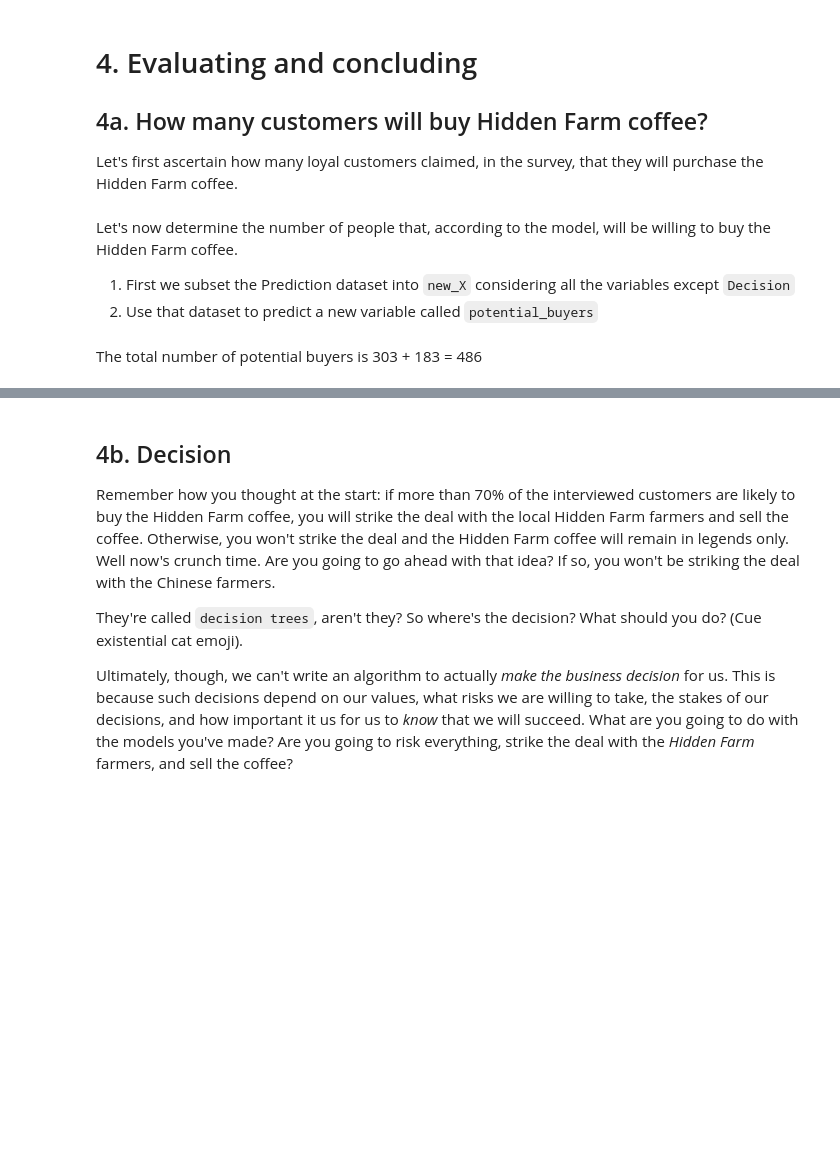
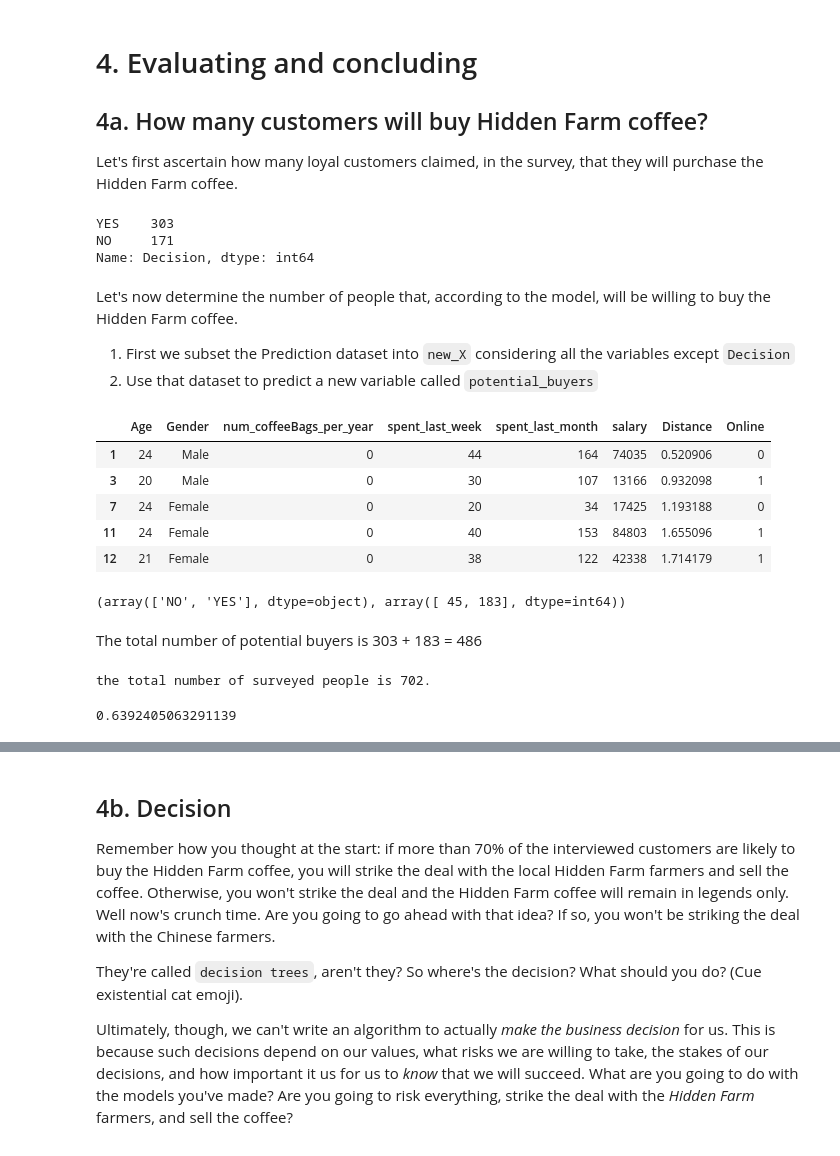
Before and after one commit to DelinM/DataScience_DecisionTree, a Jupyter notebook: Springboard Decision Tree Specialty Coffee Case Study - Tier 3.ipynb, the cells around one changed output, grey strips where cells are left out. Saved outputs shown, nothing was run; the diff lists cells and outputs as text; code cells hidden in the pictures; blank space fills up the shorter version.

```diff
--- a/Springboard Decision Tree Specialty Coffee Case Study - Tier 3.ipynb
+++ b/Springboard Decision Tree Specialty Coffee Case Study - Tier 3.ipynb
@@ -592,7 +690,11 @@ Now this is an elegant tree. Its accuracy might not be the highest, but it's sti
 Let's first ascertain how many loyal customers claimed, in the survey, that they will purchase the Hidden Farm coffee.
 # %%
 # Call value_counts() on the 'Decision' column of the original coffeeData
-_ _ _
+coffeeData.Decision.value_counts()
+# %% [output]
+YES    303
+NO     171
+Name: Decision, dtype: int64
 # %% [markdown]
 Let's now determine the number of people that, according to the model, will be willing to buy the Hidden Farm coffee.
 1. First we subset the Prediction dataset into `new_X` considering all the variables except `Decision`
@@ -600,9 +702,18 @@ Let's now determine the number of people that, according to the model, will be w
 # %%
 # Feature selection
 # Make a variable called feature_cols, and assign it a list containing all the column names except 'Decision'
-_ _ _
+feature_cols = ['Age', 'Gender', 'num_coffeeBags_per_year', 'spent_last_week',
+       'spent_last_month', 'salary', 'Distance', 'Online']
 
 # Make a variable called new_X, and assign it the subset of Prediction, containing just the feature_cols
-_ _ _
+new_X = Prediction[feature_cols]
+new_X.head()
+# %% [output]
+|  | Age | Gender | num_coffeeBags_per_year | spent_last_week | spent_last_month | salary | Distance | Online |
+| 1 | 24 | Male | 0 | 44 | 164 | 74035 | 0.520906 | 0 |
+| 3 | 20 | Male | 0 | 30 | 107 | 13166 | 0.932098 | 1 |
+| 7 | 24 | Female | 0 | 20 | 34 | 17425 | 1.193188 | 0 |
+| 11 | 24 | Female | 0 | 40 | 153 | 84803 | 1.655096 | 1 |
+| 12 | 21 | Female | 0 | 38 | 122 | 42338 | 1.714179 | 1 |
 # %%
 # Call get_dummies() on the Pandas object pd, with new_X plugged in, to one-hot encode all features in the training set
@@ -614,14 +725,23 @@ _ _ _
 # %%
 # Let's get the numbers of YES's and NO's in the potential buyers
 # Call unique() on np, and pass potential_buyers and return_counts=True
-_ _ _
+np.unique(potential_buyers, return_counts=True)
+# %% [output]
+(array(['NO', 'YES'], dtype=object), array([ 45, 183], dtype=int64))
 # %% [markdown]
 The total number of potential buyers is 303 + 183 = 486
 # %%
 # Print the total number of surveyed people
-_ _ _
+print(f"the total number of surveyed people is {coffeeData.shape[0]}.")
+# %% [output]
+the total number of surveyed people is 702.
 # %%
 # Let's calculate the proportion of buyers
-_ _ _
+no = NOPrediction.Decision.value_counts()[1]
+yes = NOPrediction.Decision.value_counts()[0]
+
+yes / (yes + no)
+# %% [output]
+0.6392405063291139
 # %%
 # Print the percentage of people who want to buy the Hidden Farm coffee, by our model
```
Also changed, not shown: parts of 18 cells of this notebook.
